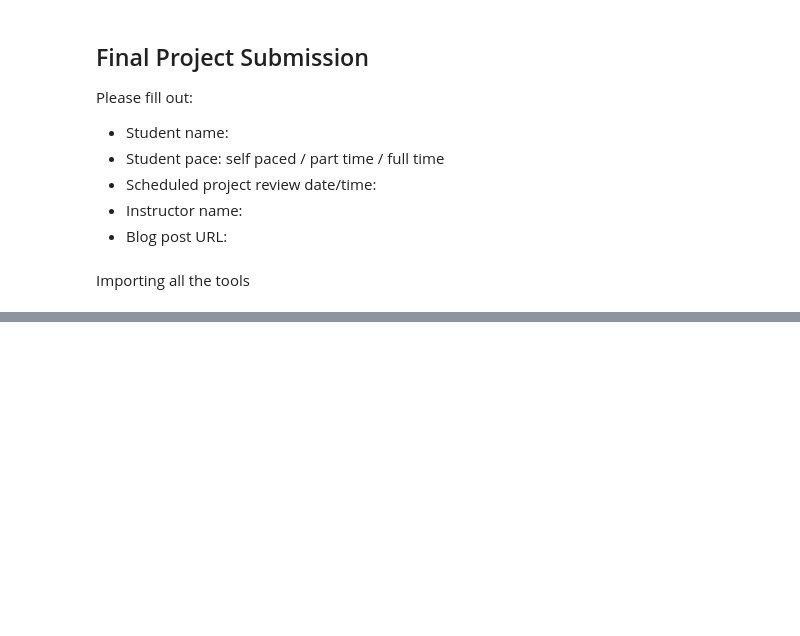
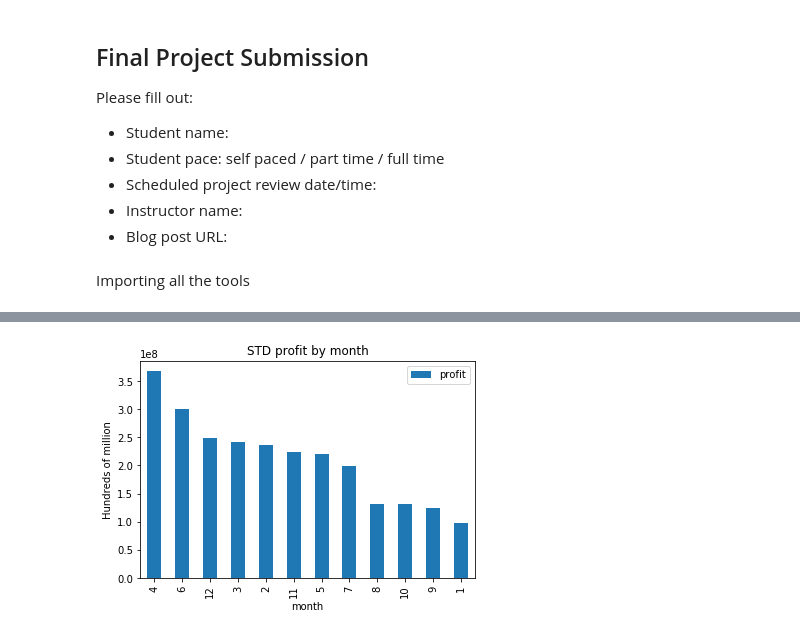
Before and after one commit to murra181/dsc-phase-1-project-online, a Jupyter notebook: student.ipynb, the cells around one changed output, grey strips where cells are left out. Drawn from its saved outputs; the diff is of its cells as text; code cells hidden in the pictures; blank space fills up the shorter version.

```diff
--- a/student.ipynb
+++ b/student.ipynb
@@ -174,0 +123,6 @@ gross_income_df[gross_income_df['title'].str.contains('Avengers')]
+# %%
+std_profit[['profit']].plot(kind='bar')
+plt.title('STD profit by month')
+plt.ylabel('Hundreds of million');
+# %% [output]
+[figure, added]
```
Also changed, not shown: parts of 80 cells of this notebook.
